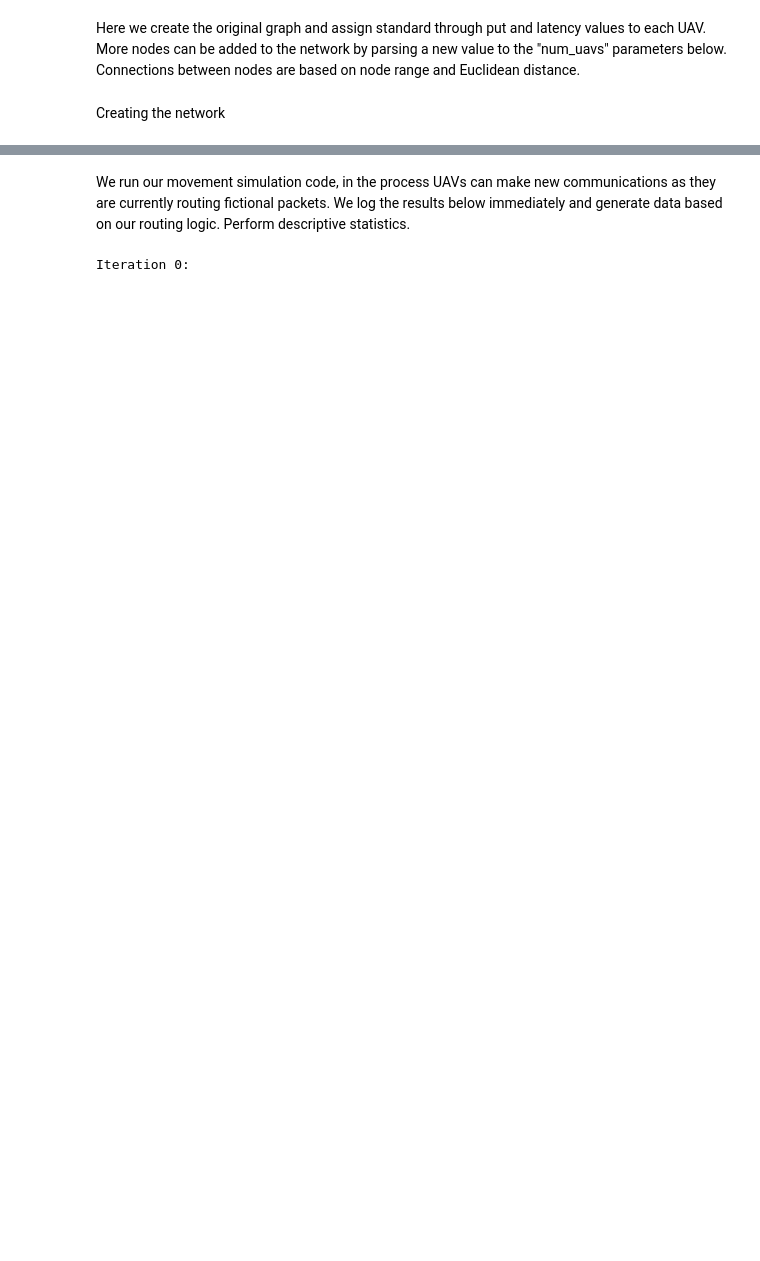
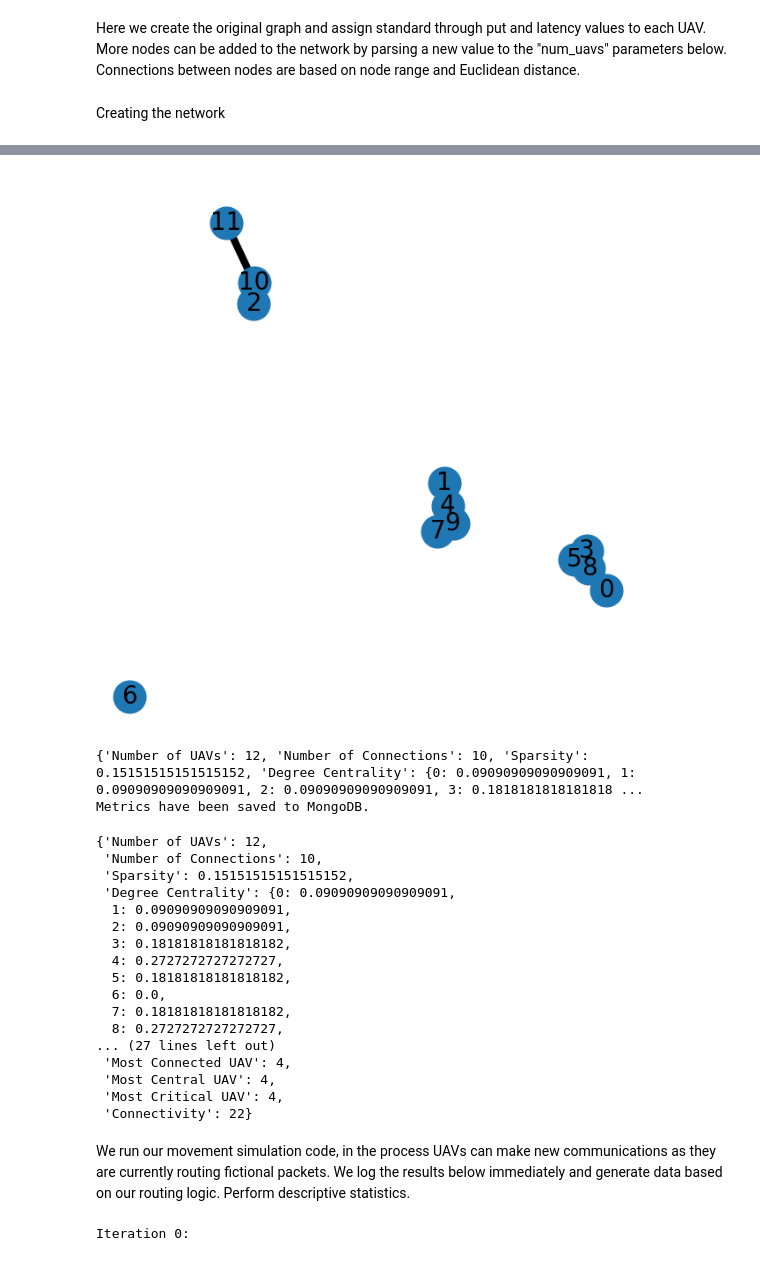
Before and after one commit to Solumba/UAV-Network-Monitoring-System, a Jupyter notebook: Uav_Swarm_Model_Save_DB.ipynb, the cells around one changed output, grey strips where cells are left out. Cells and saved outputs as stored; diff of their text form; code cells hidden in the pictures; blank space fills up the shorter version.

```diff
--- a/Uav_Swarm_Model_Save_DB.ipynb
+++ b/Uav_Swarm_Model_Save_DB.ipynb
@@ -698,3 +708,27 @@ simulation.close()
+# %%
+# perform network analysis
+simulation.analyze_network(uav_network)
+# %% [output]
+[figure, added]
+{'Number of UAVs': 12, 'Number of Connections': 10, 'Sparsity': 0.15151515151515152, 'Degree Centrality': {0: 0.09090909090909091, 1: 0.09090909090909091, 2: 0.09090909090909091, 3: 0.1818181818181818 ...
+Metrics have been saved to MongoDB.
+{'Number of UAVs': 12,
+ 'Number of Connections': 10,
+ 'Sparsity': 0.15151515151515152,
+ 'Degree Centrality': {0: 0.09090909090909091,
+  1: 0.09090909090909091,
+  2: 0.09090909090909091,
+  3: 0.18181818181818182,
+  4: 0.2727272727272727,
+  5: 0.18181818181818182,
+  6: 0.0,
+  7: 0.18181818181818182,
+  8: 0.2727272727272727,
+... (27 lines left out)
+ 'Most Connected UAV': 4,
+ 'Most Central UAV': 4,
+ 'Most Critical UAV': 4,
+ 'Connectivity': 22}
 # %% [markdown]
 We run our movement simulation code, in the process UAVs can make new communications as they are currently routing fictional packets. We log the results below immediately and generate data based on our routing logic. Perform descriptive statistics.
 # %%
```
Also changed, not shown: parts of 4 cells of this notebook.
